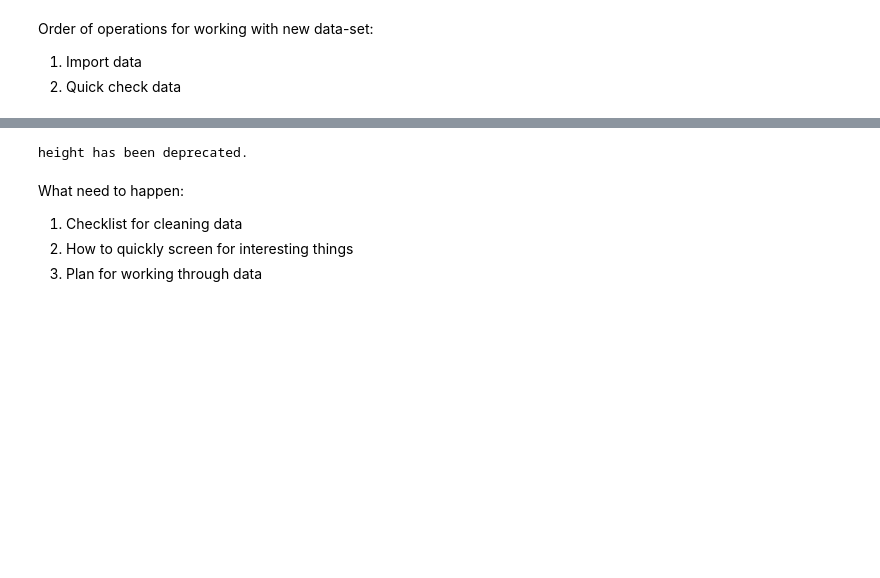
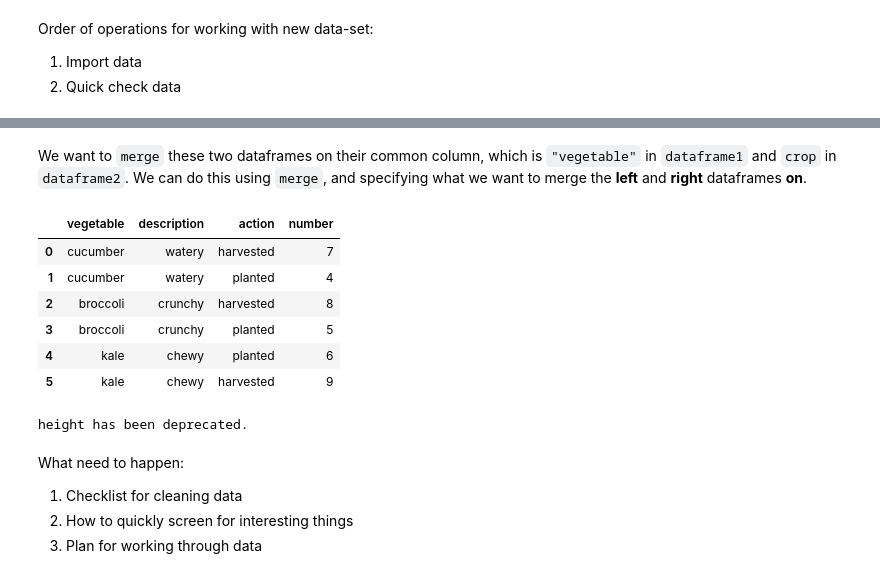
Before and after one commit to moranse/20171104-MichiganDatathon, a Jupyter notebook: notebook/Shannon-practice-genomics.ipynb, the cells around one changed output, grey strips where cells are left out. Drawn from its saved outputs; the diff is of its cells as text; code cells hidden in the pictures; blank space fills up the shorter version.

```diff
--- a/notebook/Shannon-practice-genomics.ipynb
+++ b/notebook/Shannon-practice-genomics.ipynb
@@ -12,3 +291,15 @@ Organ_gene_relation.csv*      genes.csv*                    gtex_gene_expression
+# %% [markdown]
+We want to `merge` these two dataframes on their common column, which is `"vegetable"` in `dataframe1` and `crop` in `dataframe2`. We can do this using `merge`, and specifying what we want to merge the **left** and **right**  dataframes **on**.
+# %%
+dataframe1.merge(dataframe2, left_on='vegetable', right_on='crop').drop(['crop'],axis=1)
+# %% [output]
+|  | vegetable | description | action | number |
+| 0 | cucumber | watery | harvested | 7 |
+| 1 | cucumber | watery | planted | 4 |
+| 2 | broccoli | crunchy | harvested | 8 |
+| 3 | broccoli | crunchy | planted | 5 |
+| 4 | kale | chewy | planted | 6 |
+| 5 | kale | chewy | harvested | 9 |
 # %%
 pd.set_option('display.height', 500)
 pd.set_option('display.max_rows', 500)
```
Also changed, not shown: parts of 41 cells of this notebook, 10 other files.
